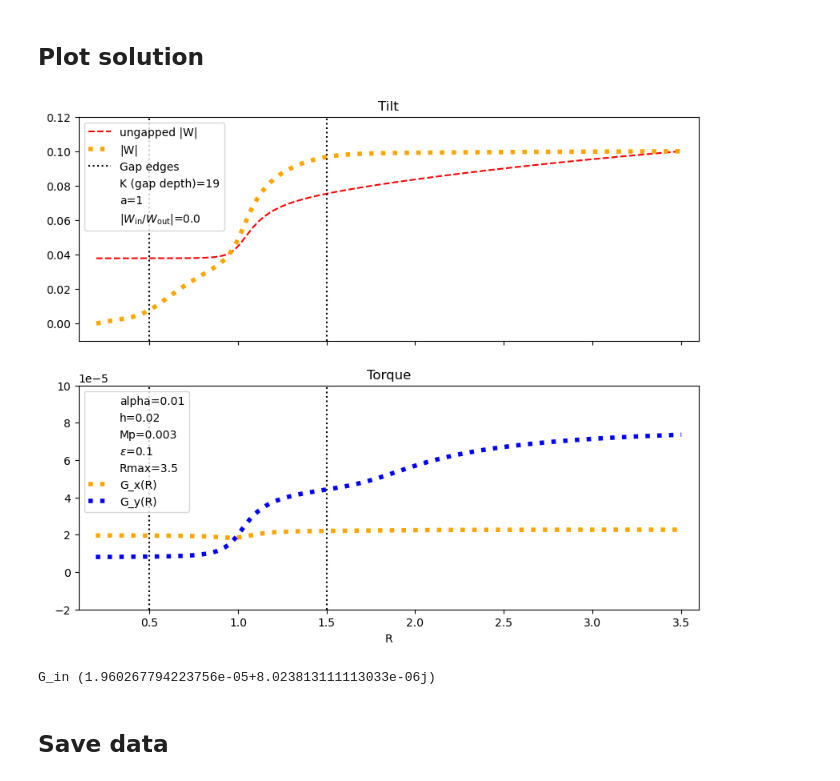
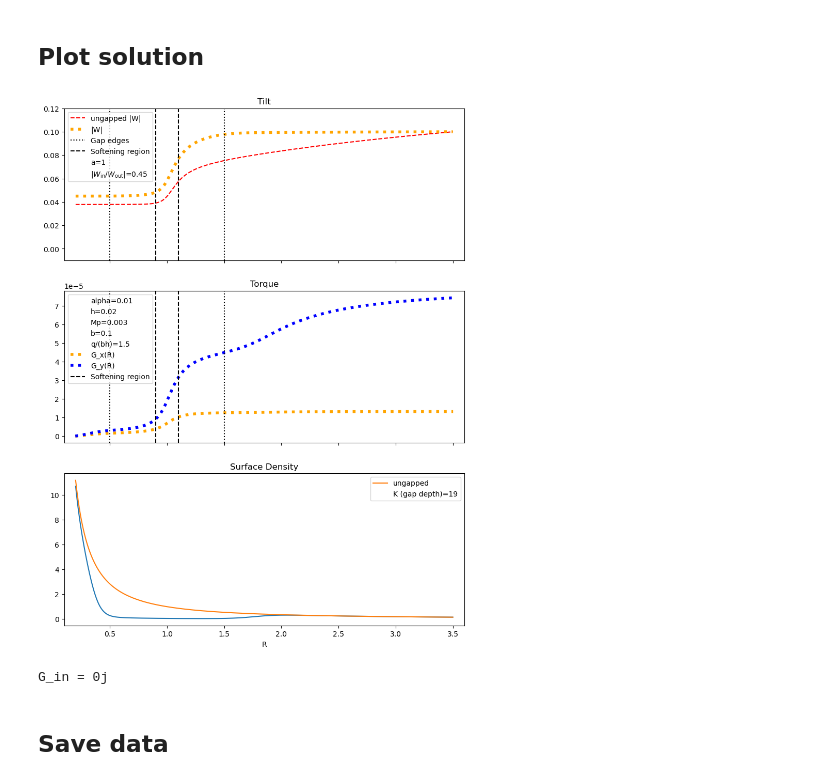
Before and after one commit to Jupiter1994/warped-disks, a Jupyter notebook: reduced-eqs-steady-state.ipynb, the cells around one changed output. Drawn from its saved outputs; the diff is of its cells as text; code cells hidden in the pictures.

Commit message:
exploring toy Sigmas

```diff
--- a/reduced-eqs-steady-state.ipynb
+++ b/reduced-eqs-steady-state.ipynb
@@ -652,7 +543,7 @@ Ws = Ws.astype(complex)
 Ws[0] = 1e-5 # Ws_final0.values[0].copy()
 Gs = np.zeros(shape=Rs_torque.shape)
 Gs = Gs.astype(complex)
-Gs[0] = 1e-2
+Gs[0] = 0
 
 ## calculate quantities for this disk profile
 Os_warp = Omega(Rs_warp, Mp, a, use_gap)
@@ -734,7 +625,7 @@ if load_ungapped_data:
     with open(file_path_G, 'rb') as f:
         RGs_ungapped = np.load(f)
 # %%
-fig, axs = plt.subplots(2, sharex=True, figsize=(10,8))
+fig, axs = plt.subplots(3, sharex=True, figsize=(10,13))
 fig.set_facecolor("white")
 
 if load_zhu_data:
@@ -758,10 +649,10 @@ if use_gap:
     R_a, R_b = 0.5, 1.5
     axs[0].vlines([R_a,R_b], 0, 1, transform=axs[0].get_xaxis_transform(), \
                   color="black", linestyle=":", label="Gap edges")
+    axs[0].vlines([a-eps,a+eps], 0, 1, transform=axs[0].get_xaxis_transform(), \
+                  color="black", linestyle="--", label="Softening region")
 
 #axs[0].scatter([],[], s=0, label="dR="+str(DeltaR))
-if use_gap:
-    axs[0].scatter([],[], s=0, label="K (gap depth)="+str(gap_depth))
 axs[0].scatter([],[], s=0, label="a=" + str(a))
 #axs[0].scatter([],[], s=0, label=r"$\Delta W_x/W_\text{out}$=" + str(DeltaWx))
 axs[0].scatter([],[], s=0, label=r"$|W_\text{in}/W_\text{out}|$=" + str(Win_div_Wout_rounded))
@@ -772,8 +663,9 @@ axs[1].scatter([],[], s=0, label="alpha=" + str(alpha))
 axs[1].scatter([],[], s=0, label="h=" + str(cs))
 #axs[1].scatter([],[], s=0, label="BCs: G=0")
 axs[1].scatter([],[], s=0, label="Mp=" + str(Mp))
-axs[1].scatter([],[], s=0, label=r"$\epsilon$=" + str(eps))
-axs[1].scatter([],[], s=0, label="Rmax=" + str(Rmax))
+axs[1].scatter([],[], s=0, label=r"b=" + str(eps))
+axs[1].scatter([],[], s=0, label=r"q/(bh)=" + str(Mp/(eps*cs)))
+#axs[1].scatter([],[], s=0, label="Rmax=" + str(Rmax))
 #axs[1].scatter([],[], s=0, label="G_in=" + str(np.round(Gs[0],2)))
 
 axs[0].legend()
@@ -788,40 +680,53 @@ if load_zhu_data:
 #     axs[1].plot(RGs_ungapped[0], RGs_ungapped[1].imag, c="green", ls='--',\
 #                 label="ungapped G_y")
 
 axs[1].plot(Rs_torque.real, Gs.real, c="orange", ls=':', lw=4, label="G_x(R)")
 axs[1].plot(Rs_torque.real, Gs.imag, c="blue", ls=':', lw=4, label="G_y(R)")
 
 #ymin, ymax= min(Ws.imag) - .01, max(Ws.imag) + .01
 if use_gap:
     R_a, R_b = 0.5, 1.5
     axs[1].vlines([R_a,R_b], 0, 1, transform=axs[1].get_xaxis_transform(), \
                   color="black", linestyle=":")#, label="Gap edges")
+    axs[1].vlines([a-eps,a+eps], 0, 1, transform=axs[1].get_xaxis_transform(), \
+                  color="black", linestyle="--", label="Softening region")
 
 axs[1].set_xlim(Rmin - 0.1, Rmax + 0.1)
-axs[1].set_ylim(-.2e-4,1e-4)
+#axs[1].set_ylim(-.2e-4,1e-4)
 
 axs[1].legend()
 axs[1].set_title("Torque")
 
-axs[1].set_xlabel("R")
+Sigs = Sigmas(Rs_warp, use_gap)
+axs[2].plot(Rs_warp, Sigs)#, label="gapped")
+if load_ungapped_data:
+    axs[2].plot(Rs_warp, Sigmas(Rs_warp,use_gap=False), label="ungapped")
+
+axs[2].set_title("Surface Density")
+axs[2].set_xlabel("R")
+
+#axs[2].scatter([],[], s=0, label=r"Sigma_gap=" + str(min(Sigs)))
+if use_gap:
+    axs[2].scatter([],[], s=0, label="K (gap depth)="+str(gap_depth))
+axs[2].legend()
 
 save_figs = True
 
 if save_figs:
     filepath = "Figures/integ-alpha=" + str(alpha) + \
     ",h=" + str(cs) + ",Mp=" + str(Mp) + ",eps=" +str(eps) +\
         ",Rmax=" + str(Rmax) + ",K=" + str(gap_depth) + ".png"
     # filepath = "Figures/integ-ctrl-K=" + str(gap_depth) + \
     #     "-no-disk-P.png"
     plt.savefig(filepath)
 
 plt.show()
 # %% [output]
-[figure, old version]
+[figure, new version]
 # %%
-print("G_in", Gs[0])
+print("G_in =", Gs[0])
 # %% [output]
-G_in (1.960267794223756e-05+8.023813111113033e-06j)
+G_in = 0j
 # %% [markdown]
 ## Save data
 # %%
```
Also changed, not shown: parts of 4 cells of this notebook.
